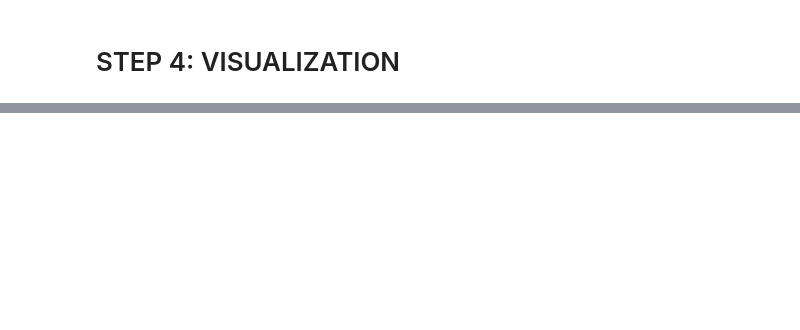
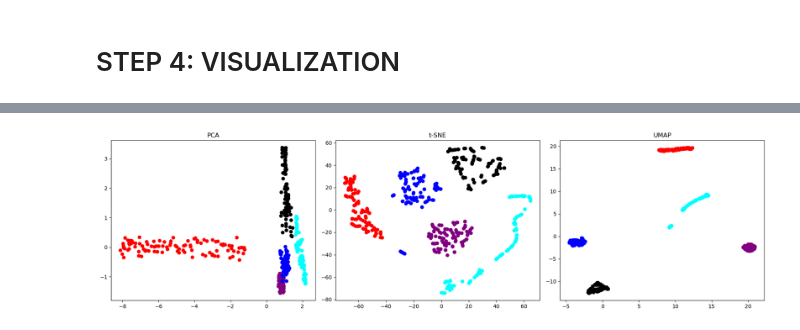
Before and after one commit to nxteventrying/TESIS, a Jupyter notebook: scripts/PG_2.ipynb, the cells around one changed output, grey strips where cells are left out. Cells and saved outputs as stored; diff of their text form; code cells hidden in the pictures; blank space fills up the shorter version.

```diff
--- a/scripts/PG_2.ipynb
+++ b/scripts/PG_2.ipynb
@@ -964,0 +1200,3 @@ features_df.to_csv('/home/think/Desktop/TESIS/csv_files/pg_2_chaotic_features')
+# %%
+classes = ['rossler', 'lorenz63', 'aizawa', 'dadras', 'sprott']
+sample_names = [cls for cls in classes for _ in range(100)]
@@ -1002,3 +1267,7 @@ def higher_visualization(df, cmap):
 
     plt.tight_layout()
     plt.show()
+# %%
+higher_visualization(X_filtered_step_1, cmap = my_cmap)
+# %% [output]
+[figure, added]
```
Also changed, not shown: parts of 36 cells of this notebook, 2 other files.
